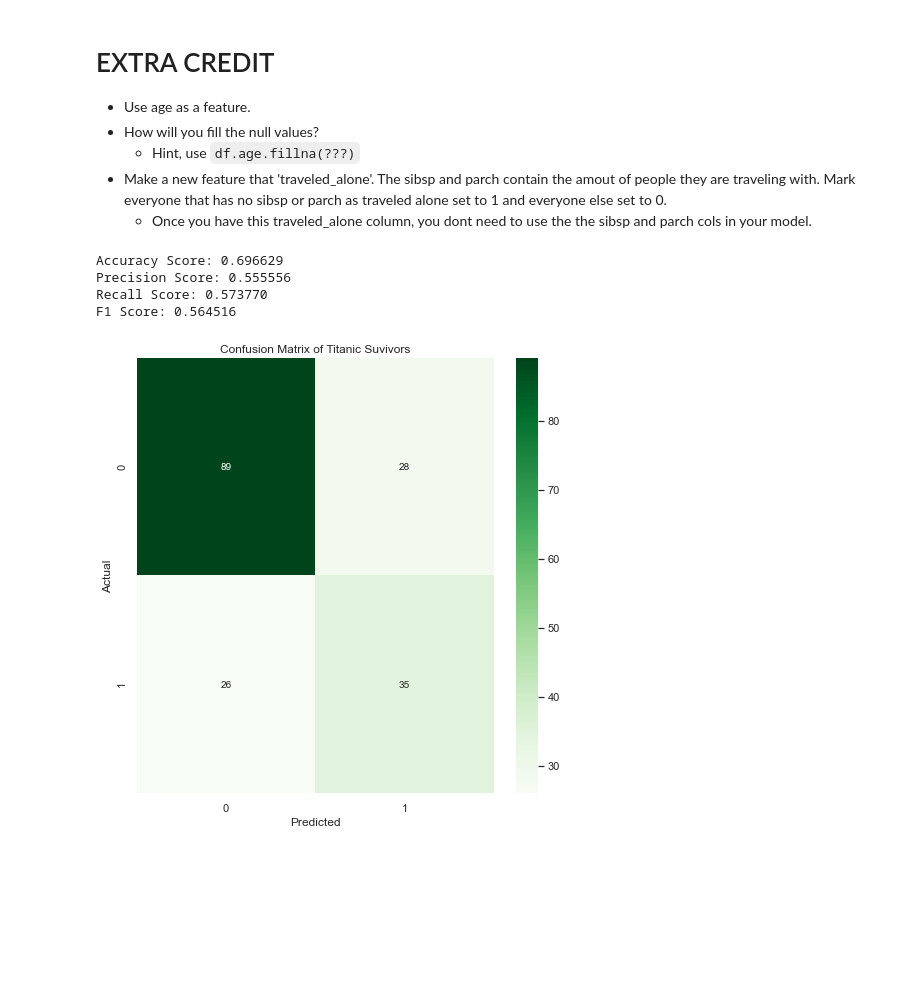
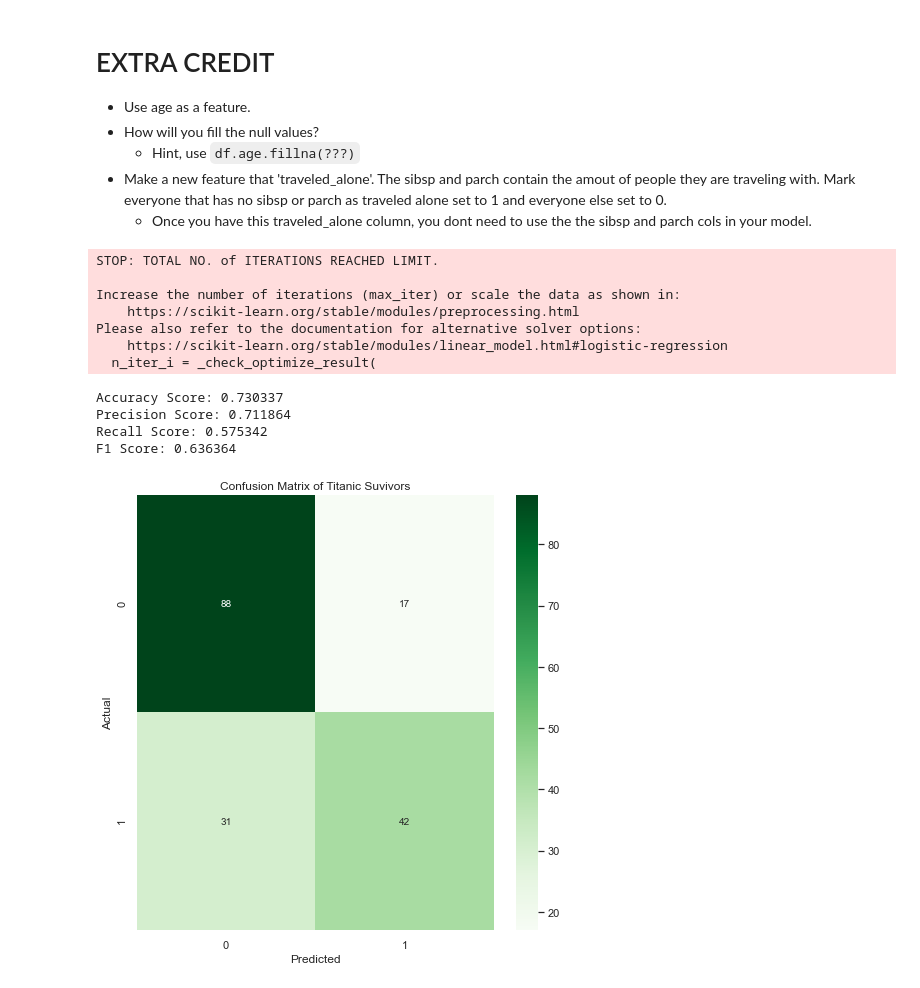
Before and after one commit to LiKenun/2021-fall-data-science, a Jupyter notebook: Week-03-Intro-To-ML/Exercise-Logistic-Regression.ipynb, the cells around one changed output. Cells and saved outputs as stored; diff of their text form; code cells hidden in the pictures; blank space fills up the shorter version.

```diff
--- a/Week-03-Intro-To-ML/Exercise-Logistic-Regression.ipynb
+++ b/Week-03-Intro-To-ML/Exercise-Logistic-Regression.ipynb
@@ -112,7 +112,8 @@ y = df['survived']
 # Split our data into the testing and training groups.
 # %%
 # Split our data into testing and training.
-X_train, X_test, y_train, y_test = train_test_split(X, y, test_size=0.2, random_state=45)
+RANDOM_STATE = 0 # To be used for all subsequent trainings
+X_train, X_test, y_train, y_test = train_test_split(X, y, test_size=0.2, random_state=RANDOM_STATE)
 
 # Print the length and width of our testing data.
 print(X_train.shape, X_test.shape)
@@ -293,17 +316,32 @@ F1 Score: 0.486486
 df = pd.read_csv('data/titanic.csv')
 
 # Run pd.get_dummies on sex, pclass, and embarked of your DataFrame.
-df.dropna(subset=['embarked'], inplace=True) # “embarked” was one of the columns with null values.
-df = pd.get_dummies(df, columns=['pclass', 'embarked'], drop_first=True)
+df.dropna(subset=['embarked'],
+          inplace=True) # “embarked” was one of the columns with null values.
+df = pd.get_dummies(df,
+                    columns=['sex',
+                             'pclass',
+                             'embarked'],
+                    drop_first=True)
 
 # Fill null age values with mean age.
-df.age.fillna(df.age.mean(), inplace=True)
+df.age.fillna(df.age.mean(),
+              inplace=True)
 
 # Create new traveled_alone feature
-df['traveled_alone'] = np.where((df.sibsp == 0) & (df.parch == 0), 1, 0)
+df['traveled_alone'] = np.where((df.sibsp == 0) & (df.parch == 0),
+                                1,
+                                0)
 
 # Update your `selected_features` to include the new traveled alone and age
-selected_features_3 = ['pclass_2', 'pclass_3', 'embarked_Q', 'embarked_S', 'traveled_alone']
+selected_features_3 = ['fare',
+                       'sex_male',
+                       'pclass_2',
+                       'pclass_3',
+                       'embarked_Q',
+                       'embarked_S',
+                       'age',
+                       'traveled_alone']
 
 # Define your X and y variables
 X = df[selected_features_3]
@@ -311,52 +349,65 @@ y = df['survived']
 
 # Split our data into testing and training.
 # Remeber to use the same random state as you used before
-X_train, X_test, y_train, y_test = train_test_split(X, y, test_size=0.2, random_state=45)
+X_train, X_test, y_train, y_test = train_test_split(X, y, test_size=0.2, random_state=RANDOM_STATE)
 
 
 # Initalize our model
 model_3 = LogisticRegression()
 
 # Fit / Train our model using our training data.
-model_3.fit(X_train, y_train)
+model_3.fit(X_train,
+            y_train)
 
 # Make new predicitions using our testing data.
 y_pred = model_3.predict(X_test)
 
 # Calculate our accuracy
-accuracy_3 = accuracy_score(y_test, y_pred)
+accuracy_3 = accuracy_score(y_test,
+                            y_pred)
 
 # Calculate our precision score
-precision_3 = precision_score(y_test, y_pred)
+precision_3 = precision_score(y_test,
+                              y_pred)
 
 # Calculate our recall score
-recall_3 = recall_score(y_test, y_pred)
+recall_3 = recall_score(y_test,
+                        y_pred)
 
 # Calculate your f1-score
-f1_3 = f1_score(y_test, y_pred)
+f1_3 = f1_score(y_test,
+                y_pred)
 
 # Print each of our scores to inspect performance.
 print("Accuracy Score: %f" % accuracy_3)
 print("Precision Score: %f" % precision_3)
 print("Recall Score: %f" % recall_3)
 print('F1 Score: %f' % f1_3)
 
 # Plot your confusion matrix.
-cm = confusion_matrix(y_test, y_pred)
+cm = confusion_matrix(y_test,
+                      y_pred)
 fig = plt.figure(figsize=(8,8))
 sns.heatmap(cm,
             annot=True,
             fmt='.0f',
             cmap='Greens')
 plt.xlabel('Predicted')
 plt.ylabel('Actual')
 plt.title("Confusion Matrix of Titanic Suvivors")
 tn, fp, fn, tp = confusion_matrix(y_test, y_pred).ravel()
 # %% [output]
-Accuracy Score: 0.696629
-Precision Score: 0.555556
-Recall Score: 0.573770
-F1 Score: 0.564516
+STOP: TOTAL NO. of ITERATIONS REACHED LIMIT.
+
+Increase the number of iterations (max_iter) or scale the data as shown in:
+    https://scikit-learn.org/stable/modules/preprocessing.html
+Please also refer to the documentation for alternative solver options:
+    https://scikit-learn.org/stable/modules/linear_model.html#logistic-regression
+  n_iter_i = _check_optimize_result(
+Accuracy Score: 0.730337
+Precision Score: 0.711864
+Recall Score: 0.575342
+F1 Score: 0.636364
-[figure, old version]
+[figure, new version]
 # %%
 print('How do they compare?')
```
Also changed, not shown: parts of 12 cells of this notebook.
